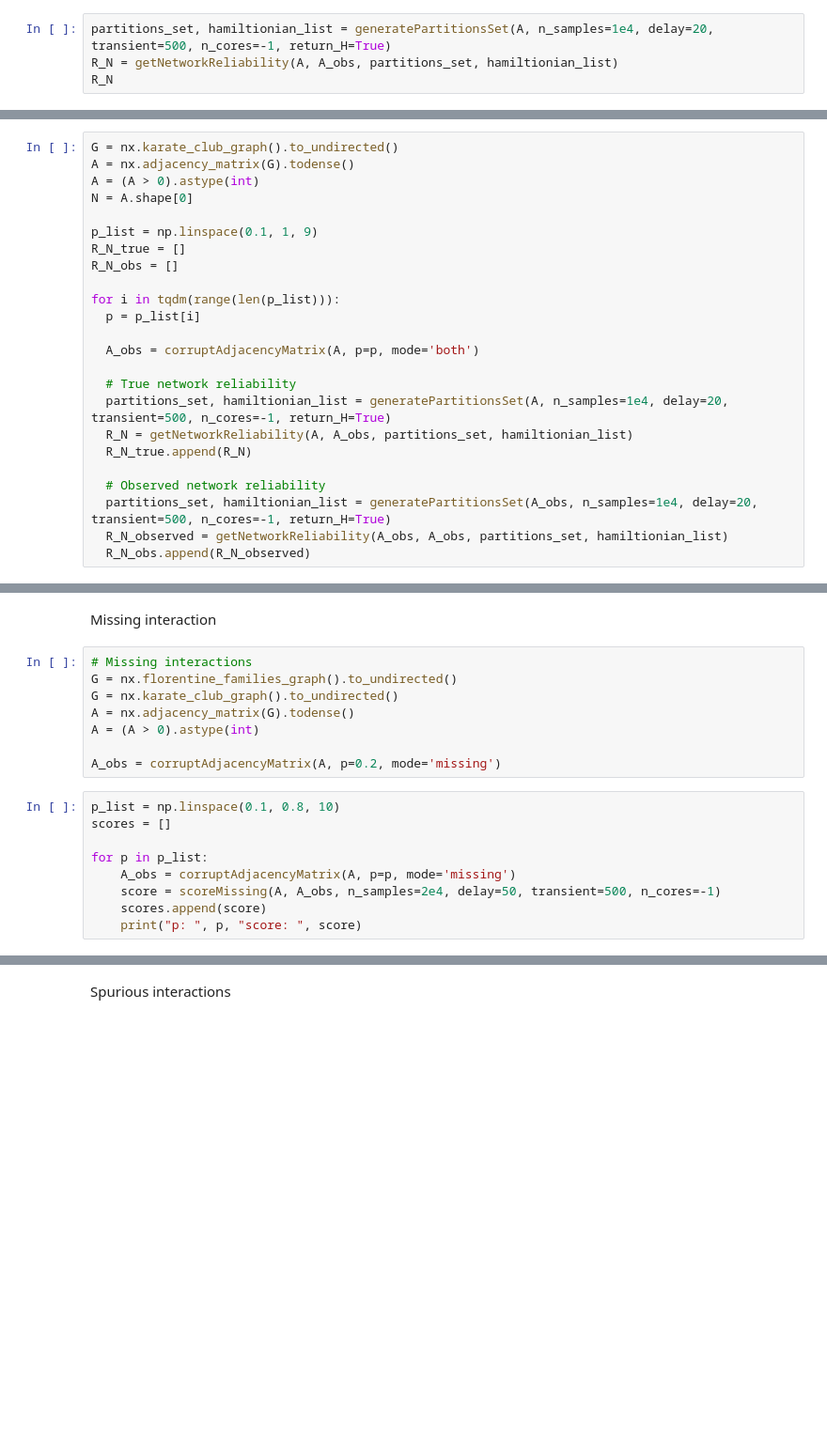
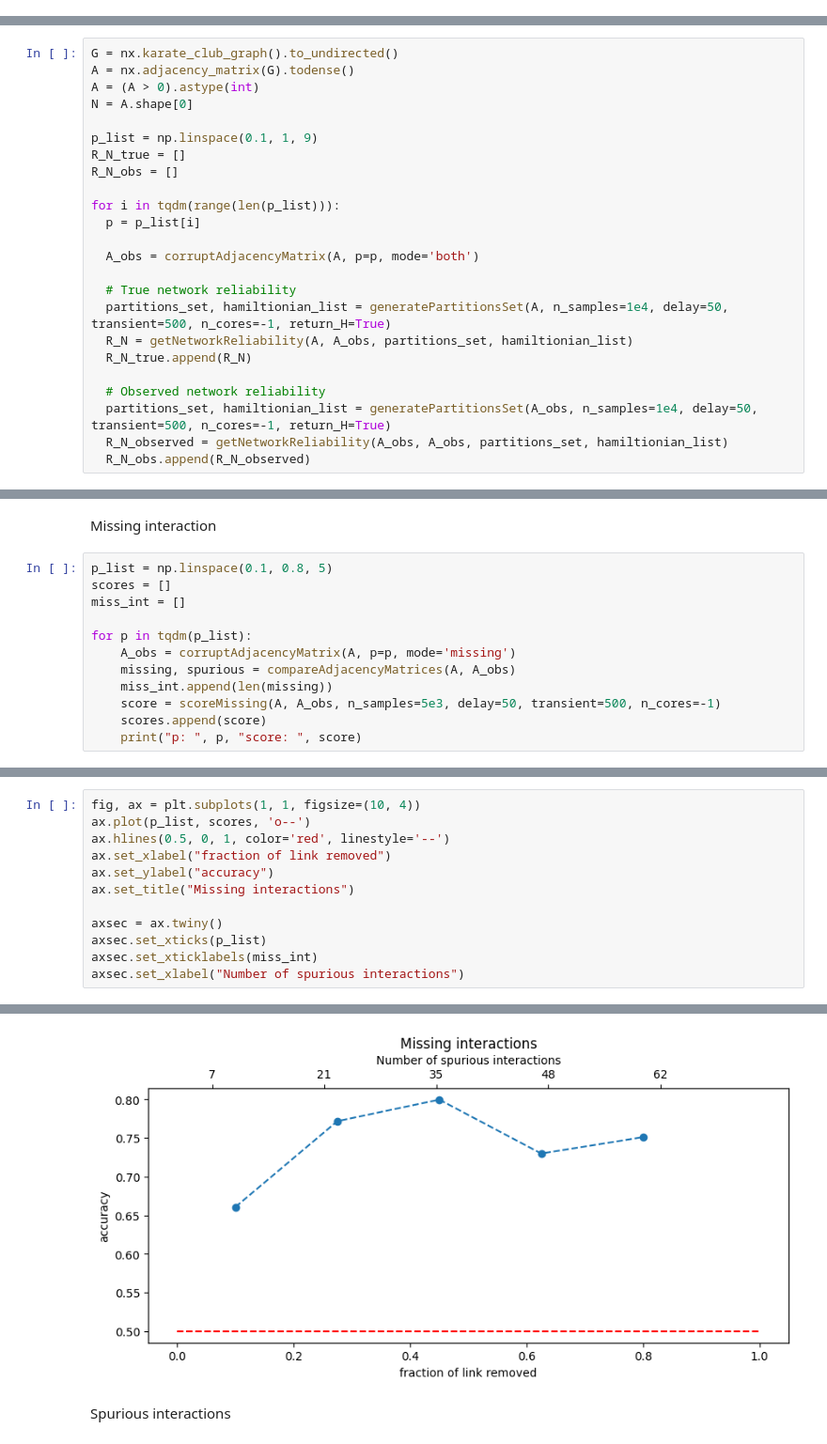
Before and after one commit to paololapo/NetworkReconstruction, a Jupyter notebook: MCMC.ipynb, the cells around one changed output, grey strips where cells are left out. Shown at 94% size. Cells and saved outputs as stored; diff of their text form; blank space fills up the shorter version.

Commit message:
modified corruptAdjacencyMatrix

```diff
--- a/MCMC.ipynb
+++ b/MCMC.ipynb
@@ -1083,4 +920,0 @@ np.longdouble('1.4191797847828992325e-59')
-# %%
-partitions_set, hamiltionian_list = generatePartitionsSet(A, n_samples=1e4, delay=20, transient=500, n_cores=-1, return_H=True)
-R_N = getNetworkReliability(A, A_obs, partitions_set, hamiltionian_list)
-R_N
@@ -1104,12 +936,12 @@ for i in tqdm(range(len(p_list))):
   A_obs = corruptAdjacencyMatrix(A, p=p, mode='both')
 
   # True network reliability
-  partitions_set, hamiltionian_list = generatePartitionsSet(A, n_samples=1e4, delay=20, transient=500, n_cores=-1, return_H=True)
+  partitions_set, hamiltionian_list = generatePartitionsSet(A, n_samples=1e4, delay=50, transient=500, n_cores=-1, return_H=True)
   R_N = getNetworkReliability(A, A_obs, partitions_set, hamiltionian_list)
   R_N_true.append(R_N)
 
   # Observed network reliability
-  partitions_set, hamiltionian_list = generatePartitionsSet(A_obs, n_samples=1e4, delay=20, transient=500, n_cores=-1, return_H=True)
+  partitions_set, hamiltionian_list = generatePartitionsSet(A_obs, n_samples=1e4, delay=50, transient=500, n_cores=-1, return_H=True)
   R_N_observed = getNetworkReliability(A_obs, A_obs, partitions_set, hamiltionian_list)
   R_N_obs.append(R_N_observed)
 # %%
@@ -1127,20 +965,15 @@ plt.ylabel(r"$\log_{10}(R_N^T / R_N^O)$");
 # %% [markdown]
 Missing interaction
-# %%
-# Missing interactions
-G = nx.florentine_families_graph().to_undirected()
-G = nx.karate_club_graph().to_undirected()
-A = nx.adjacency_matrix(G).todense()
-A = (A > 0).astype(int)
-
-A_obs = corruptAdjacencyMatrix(A, p=0.2, mode='missing')
 # %%
-p_list = np.linspace(0.1, 0.8, 10)
+p_list = np.linspace(0.1, 0.8, 5)
 scores = []
+miss_int = []
 
-for p in p_list:
+for p in tqdm(p_list):
     A_obs = corruptAdjacencyMatrix(A, p=p, mode='missing')
-    score = scoreMissing(A, A_obs, n_samples=2e4, delay=50, transient=500, n_cores=-1)
+    missing, spurious = compareAdjacencyMatrices(A, A_obs)
+    miss_int.append(len(missing))
+    score = scoreMissing(A, A_obs, n_samples=5e3, delay=50, transient=500, n_cores=-1)
     scores.append(score)
     print("p: ", p, "score: ", score)
 # %% [output]
@@ -1156,0 +985,13 @@ p:  0.8 score:  0.6447245273600799
+# %%
+fig, ax = plt.subplots(1, 1, figsize=(10, 4))
+ax.plot(p_list, scores, 'o--')
+ax.hlines(0.5, 0, 1, color='red', linestyle='--')
+ax.set_xlabel("fraction of link removed")
+ax.set_ylabel("accuracy")
+ax.set_title("Missing interactions")
+
+axsec = ax.twiny()
+axsec.set_xticks(p_list)
+axsec.set_xticklabels(miss_int)
+axsec.set_xlabel("Number of spurious interactions")
+# %% [output]
@@ -1157,2 +999,3 @@ p:  0.8 score:  0.6447245273600799
+[figure, added]
 # %% [markdown]
 Spurious interactions
```
Also changed, not shown: parts of 21 cells of this notebook, 1 other file.
